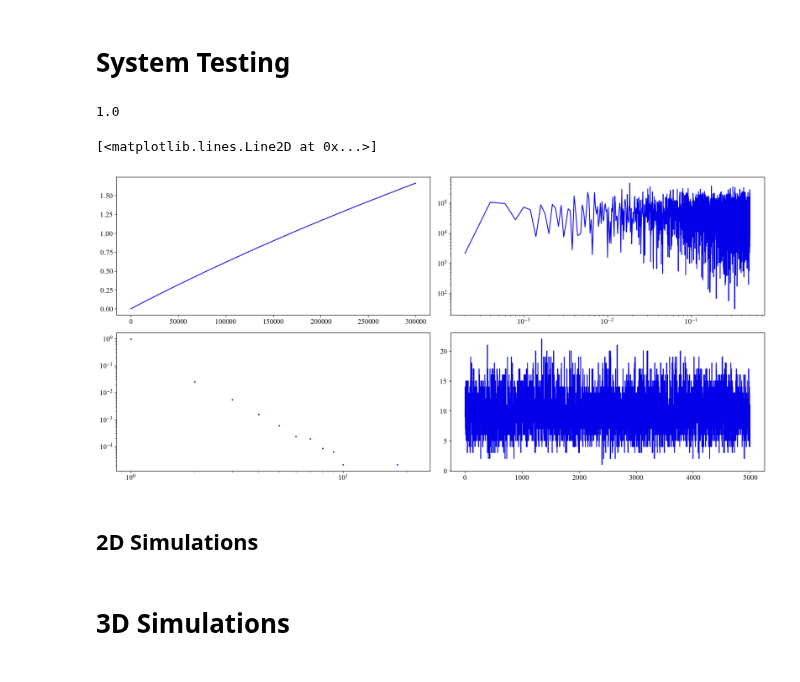
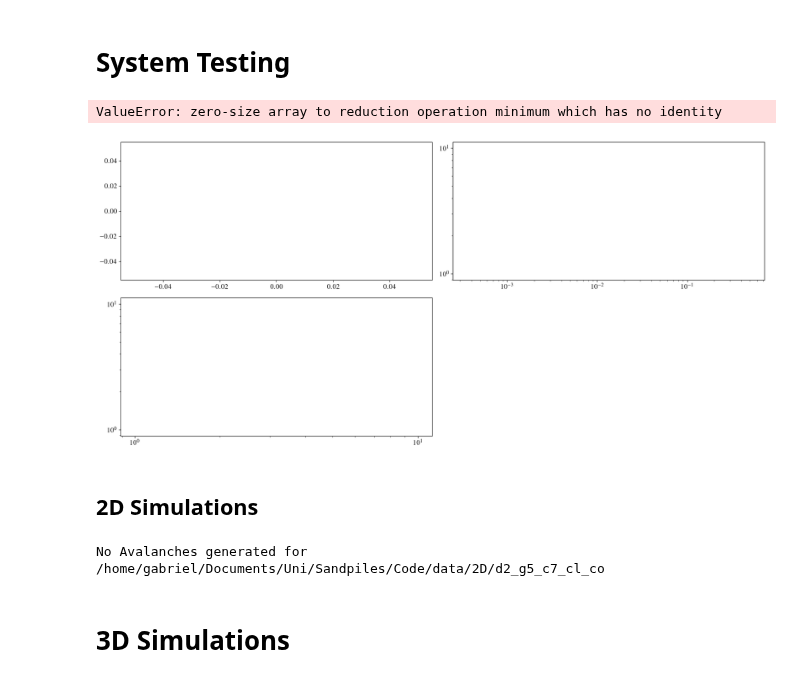
Before and after one commit to GabrielRemi/Sandpile, a Jupyter notebook: Code/simulation.ipynb, the cells around one changed output. Cells and saved outputs as stored; diff of their text form; code cells hidden in the pictures.

```diff
--- a/Code/simulation.ipynb
+++ b/Code/simulation.ipynb
@@ -8,41 +8,40 @@ from pathlib import Path
 import matplotlib.pyplot as plt
 
 plt.figure(0, figsize=(17, 8))
-system = Sandpile16Bit(5, 15, 7, False, False)
+system = Sandpile16Bit(5, 10, 7, False, False)
 # print(get_memory())
-system.simulate(300_000)
+# system.simulate(1_000_000)
 # print(get_memory())
 s = system.get_average_slopes()
 plt.subplot(221)
 plt.plot(range(len(s)), s)
 
 plt.subplot(222)
-r = system.generate_total_dissipation_rate(5000)
+r = system.generate_total_dissipation_rate(2800)
 power = calculate_power_spectrum(r)[1:]
 freq = calculate_power_frequencies(r)[1:]
 # print(get_memory())
 
 
 plt.xscale("log")
 plt.yscale("log")
-plt.plot(freq, power)
+plt.scatter(freq, power, s=3)
 
 plt.subplot(223)
 plt.xscale("log")
 plt.yscale("log")
 edges, bins = get_avalanche_hist_3d(system=system)
 # bins /= bins.sum()
 print(bins.sum())
 x, y = edges[0], bins.sum(axis=(1, 2))
 # ind = y > 0
 plt.scatter(x, y, s=3)
 
 plt.subplot(224)
 plt.plot(range(len(r)), r)
 # %% [output]
-1.0
+ValueError: zero-size array to reduction operation minimum which has no identity
-[<matplotlib.lines.Line2D at 0x...>]
-[figure, old version]
+[figure, new version]
 # %% [markdown]
 ## 2D Simulations
 # %%
@@ -62,9 +61,8 @@ run_time = {
     5: 1_000_000,
     10: 1_000_000,
     20: 1_000_000,
-    40: 10_000_000
+    40: 1_000_000
 }
-
 
 data_dir = Path(f"./data/{dim}D")
 data_dir.mkdir(exist_ok=True)
@@ -74,10 +72,15 @@ data_dir.mkdir(exist_ok=True)
 for t, (grid, b, p) in zip(time_cut_off, product(grid, b, p)):
     system = Sandpile16Bit(dim, grid, 7, b, p) # type: ignore
     system.time_cut_off = t
-    run_multiple_samples(system, data_dir.absolute().__str__(), run_time[grid], 2000, 200)
+    r = run_time[grid]
+    if grid == 40 and p == True and b == True:
+        r *= 5
+    run_multiple_samples(system, data_dir.absolute().__str__(), r, 2800, 200)
 
 # system = Sandpile16Bit(dim, 40, 7, True, False) # type: ignore
 # run_multiple_samples(system, data_dir.absolute().__str__(), run_time[grid] // 10, 2000, 1)
+# %% [output]
+No Avalanches generated for /home/gabriel/Documents/Uni/Sandpiles/Code/data/2D/d2_g5_c7_cl_co
 # %% [markdown]
 # 3D Simulations
 # %%
```
Also changed, not shown: parts of 3 cells of this notebook, 4 other files.
